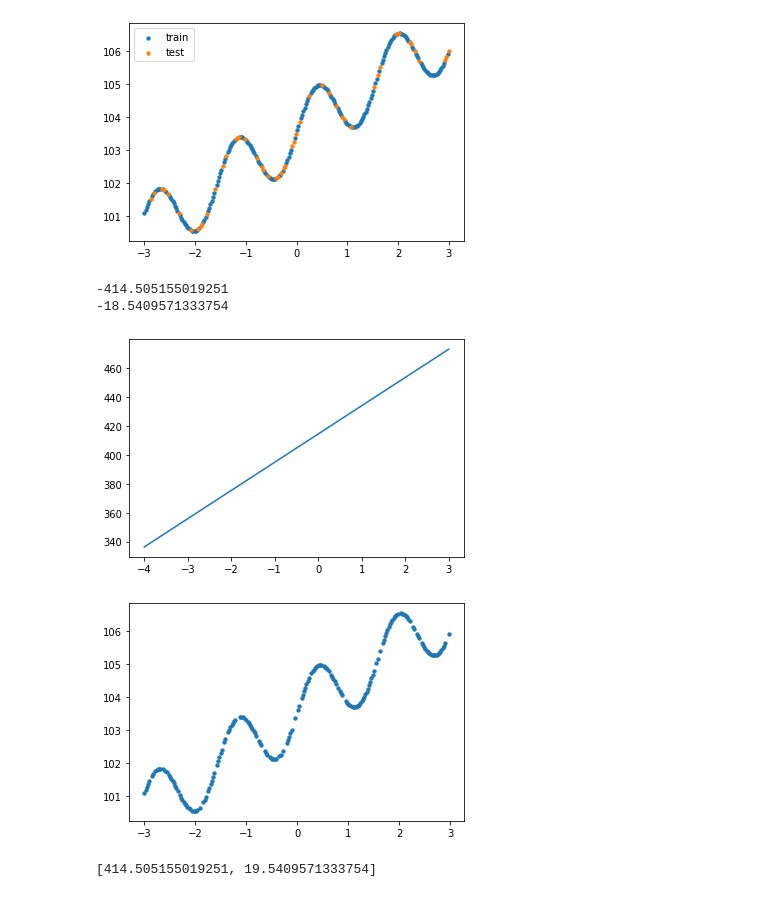
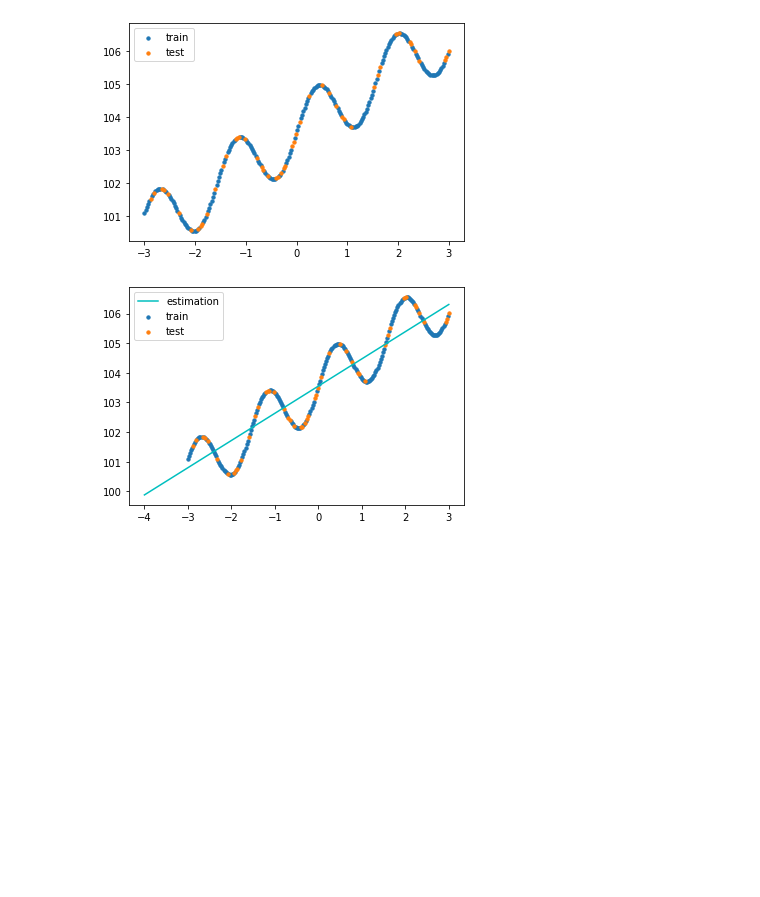
Before and after one commit to Urahs/as2, a Jupyter notebook: HW2_V2.ipynb, the cells around one changed output. Cells and saved outputs as stored; diff of their text form; code cells hidden in the pictures; blank space fills up the shorter version.

```diff
--- a/HW2_V2.ipynb
+++ b/HW2_V2.ipynb
@@ -123,11 +123,11 @@ df.to_csv("result.csv")
 [figure]
 # %%
 train = pd.read_csv("./BBM409_HW2_dataset/Part2/train.csv").values[:,1:]
-test = pd.read_csv("./BBM409_HW2_dataset/Part2/test.csv").values[:,1:]
+test_data = pd.read_csv("./BBM409_HW2_dataset/Part2/test.csv").values[:,1:]
 
 
 plt.scatter(train[:, 0] , train[:, 1], label="train", s=11)
-plt.scatter(test[:, 0] , test[:, 1], label="test", s=11)
+plt.scatter(test_data[:, 0] , test_data[:, 1], label="test", s=11)
 
 
 def Generate_Predicted_Equation(m):
@@ -151,12 +151,12 @@ plt.show()
 from sympy import *
 x, y, z, w0, w1, w2, w3, w4, w5, w6, w7, w8, w9, observed = symbols('x y z w0 w1 w2 w3 w4 w5 w6 w7 w8 w9 observed')
 m=1
-learning_rate = 0.01
+learning_rate = 0.001
 predicted = Generate_Predicted_Equation(m)
 w_values = Generate_W_Values(m)
 
 #calculating error
-sum_of_residuals = "(observed -" + predicted + ")**2"
+sum_of_residuals = "(observed - (" + predicted + "))**2"
 
 #we taking the derivative of the sum of residuals to detect minimum error point
 #after we took the derivative, now we ll try to find the optimum value
@@ -167,47 +167,40 @@ while True:
     counter=0
 
     for i in range(m+1):
         w = "w"+str(i)
         slope = 0
         equation = diff(sum_of_residuals, w)
         variables = {}
         for k in range(m+1):
             variables["w"+str(k)] = w_values[k]
         for k in train:
             variables[x] = k[0]
             variables[observed] = k[1]
             slope += equation.subs(variables)
 
         step_size = slope*learning_rate
         w_values[i] = w_values[i] - step_size
 
-        if abs(step_size) <= 5000:
-            print(step_size)
+        if abs(step_size) <= 0.01:
             counter += 1
-    break
     if counter == m+1:
         break
 
 
 
 x = np.arange(-4, 4, 1)
-y = w_values[0] + w_values[1]*x
+y = eval("w_values[0] + w_values[1]*x")
 
 # plotting the points
-plt.plot(x, y)
-
-# function to show the plot
-plt.show()
+plt.plot(x, y, color="c", label="estimation")
 
 
-plt.scatter(train[:, 0] , train[:, 1], label="train", s=11)
-plt.show()
+def Tabulate():
+    plt.scatter(train[:, 0] , train[:, 1], label="train", s=11)
+    plt.scatter(test_data[:, 0] , test_data[:, 1], label="test", s=11)
+    plt.legend()
+    plt.show()
 
-
-print(w_values)
+Tabulate()
 # %% [output]
--414.505155019251
--18.5409571333754
-[figure, old version]
+[figure, new version]
-[figure, removed]
-[414.505155019251, 19.5409571333754]
```
